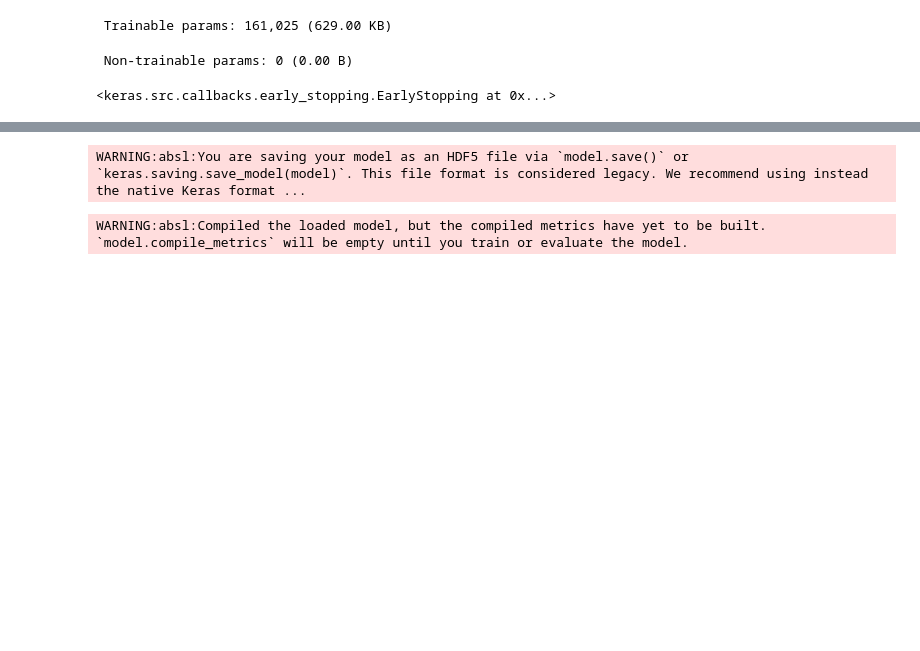
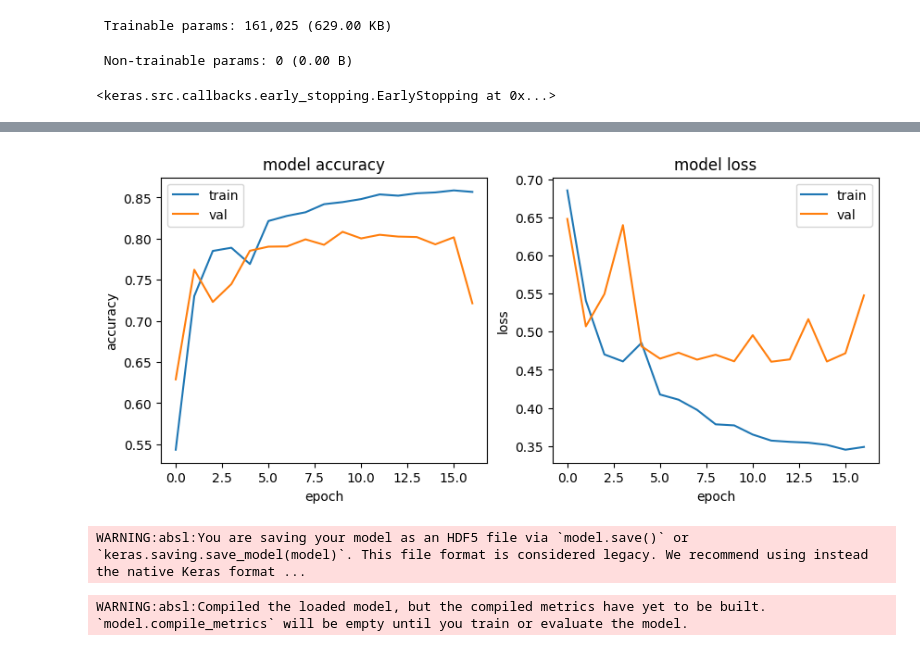
Before and after one commit to Swapnil-Ransing/Sentiment-Analysis---IMDB-Reviews, a Jupyter notebook: SimpleRNN_ReviewsSentimentAnalysis.ipynb, the cells around one changed output, grey strips where cells are left out. Cells and saved outputs as stored; diff of their text form; code cells hidden in the pictures; blank space fills up the shorter version.

Commit message:
Updated Simple RNN model

```diff
--- a/SimpleRNN_ReviewsSentimentAnalysis.ipynb
+++ b/SimpleRNN_ReviewsSentimentAnalysis.ipynb
@@ -437,8 +438,8 @@ print(x_train_features[0][149-120:149-115]) # this is limited to sentence length
 # simple RNN model
 model=Sequential()
 model.add(Embedding(input_dim=max_features,output_dim=128,input_length=sent_length))
-model.add(SimpleRNN(128))
-model.add(Dense(1,activation='sigmoid'))
+model.add(SimpleRNN(128,kernel_initializer='he_uniform'))
+model.add(Dense(1,activation='sigmoid',kernel_initializer='glorot_uniform'))
 model.build(input_shape=(None, sent_length))
 # %%
 model.summary()
@@ -487,3 +487,24 @@ Epoch 9/30
+# %%
+plt.figure(figsize=(10,4))
+plt.subplot(1,2,1)
+plt.plot(history.history['accuracy'])
+plt.plot(history.history['val_accuracy'])
+plt.title('model accuracy')
+plt.ylabel('accuracy')
+plt.xlabel('epoch')
+plt.legend(['train', 'val'], loc='upper left')
+
+plt.subplot(1,2,2)
+plt.plot(history.history['loss'])
+plt.plot(history.history['val_loss'])
+plt.title('model loss')
+plt.ylabel('loss')
+plt.xlabel('epoch')
+plt.legend(['train', 'val'], loc='upper right')
+
+plt.show()
+# %% [output]
+[figure, added]
 # %%
 # save model file
 model.save('/content/drive/MyDrive/Career/AI/DL Projects/IMDB Reviews Sentiment Analysis/simple_rnn.h5')
```
Also changed, not shown: parts of 13 cells of this notebook.
